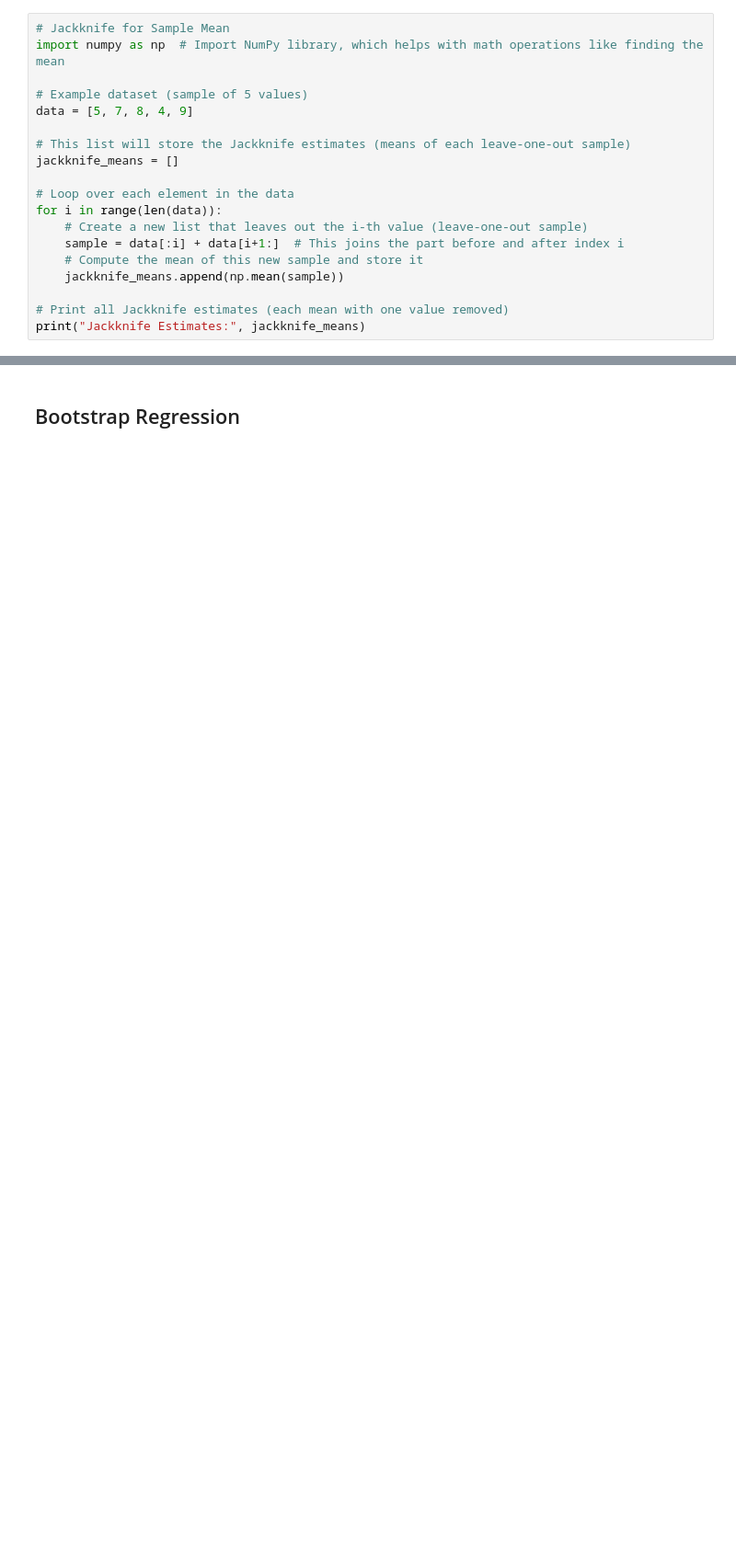
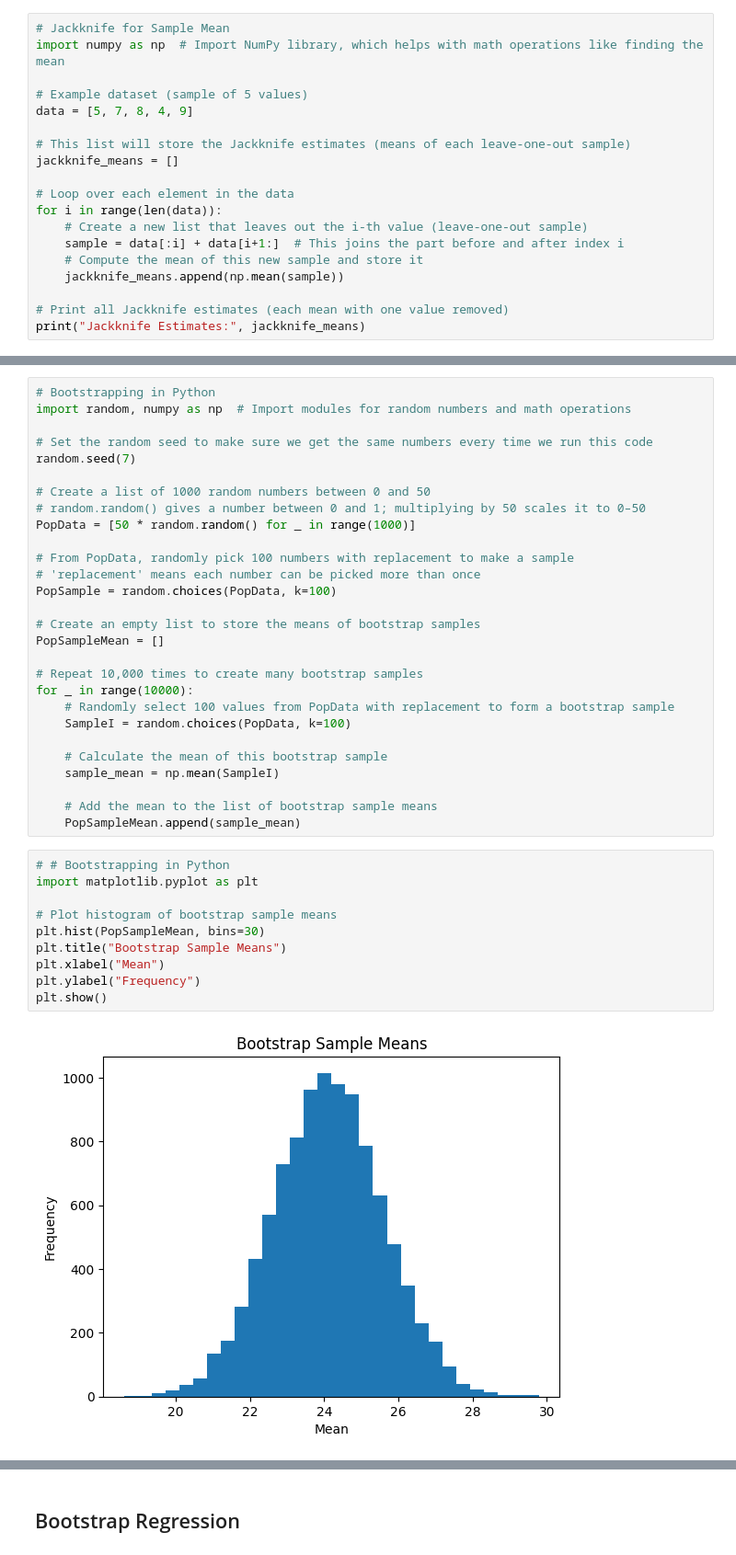
Before and after one commit to Elwarfalli/MSE-1500-Simulation-Modeling-with-Python, a Jupyter notebook: chapter_6.ipynb, the cells around one changed output, grey strips where cells are left out. Shown: that part at 92% size. Drawn from its saved outputs; the diff is of its cells as text; blank space fills up the shorter version.

```diff
--- a/chapter_6.ipynb
+++ b/chapter_6.ipynb
@@ -90,0 +126,40 @@ print("CV of Original Data:", CV_original)
+# %%
+# Bootstrapping in Python
+import random, numpy as np  # Import modules for random numbers and math operations
+
+# Set the random seed to make sure we get the same numbers every time we run this code
+random.seed(7)
+
+# Create a list of 1000 random numbers between 0 and 50
+# random.random() gives a number between 0 and 1; multiplying by 50 scales it to 0–50
+PopData = [50 * random.random() for _ in range(1000)]
+
+# From PopData, randomly pick 100 numbers with replacement to make a sample
+# 'replacement' means each number can be picked more than once
+PopSample = random.choices(PopData, k=100)
+
+# Create an empty list to store the means of bootstrap samples
+PopSampleMean = []
+
+# Repeat 10,000 times to create many bootstrap samples
+for _ in range(10000):
+    # Randomly select 100 values from PopData with replacement to form a bootstrap sample
+    SampleI = random.choices(PopData, k=100)
+
+    # Calculate the mean of this bootstrap sample
+    sample_mean = np.mean(SampleI)
+
+    # Add the mean to the list of bootstrap sample means
+    PopSampleMean.append(sample_mean)
+# %%
+# # Bootstrapping in Python
+import matplotlib.pyplot as plt
+
+# Plot histogram of bootstrap sample means
+plt.hist(PopSampleMean, bins=30)
+plt.title("Bootstrap Sample Means")
+plt.xlabel("Mean")
+plt.ylabel("Frequency")
+plt.show()
+# %% [output]
+[figure, added]
```
Also changed, not shown: parts of 3 cells of this notebook.
